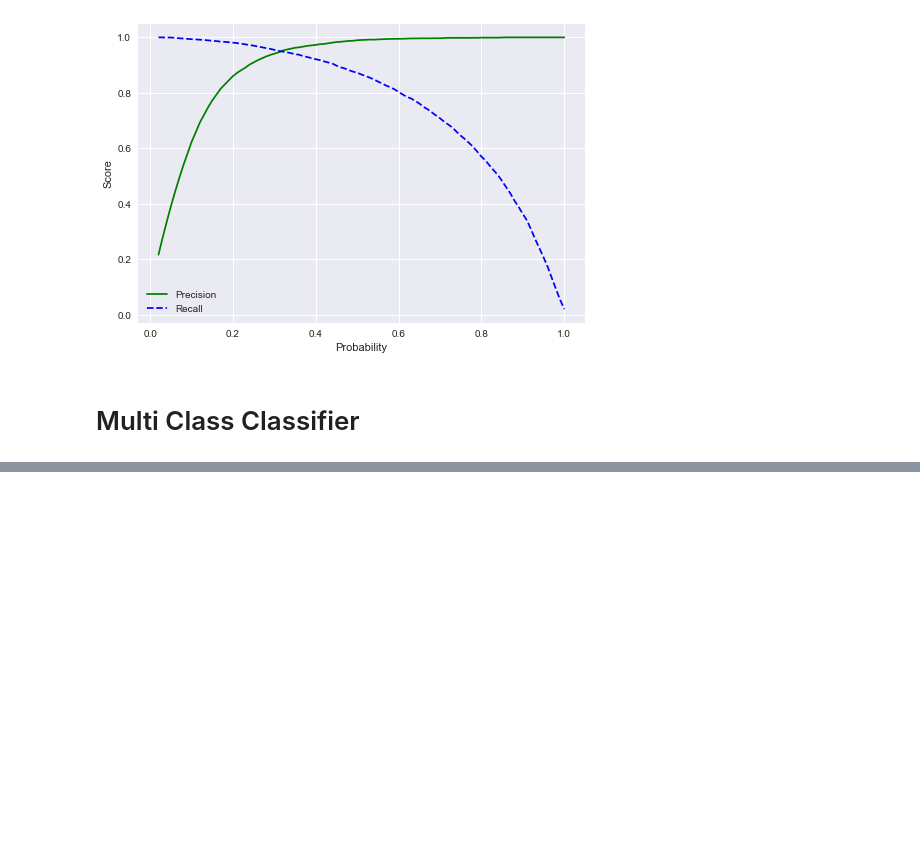
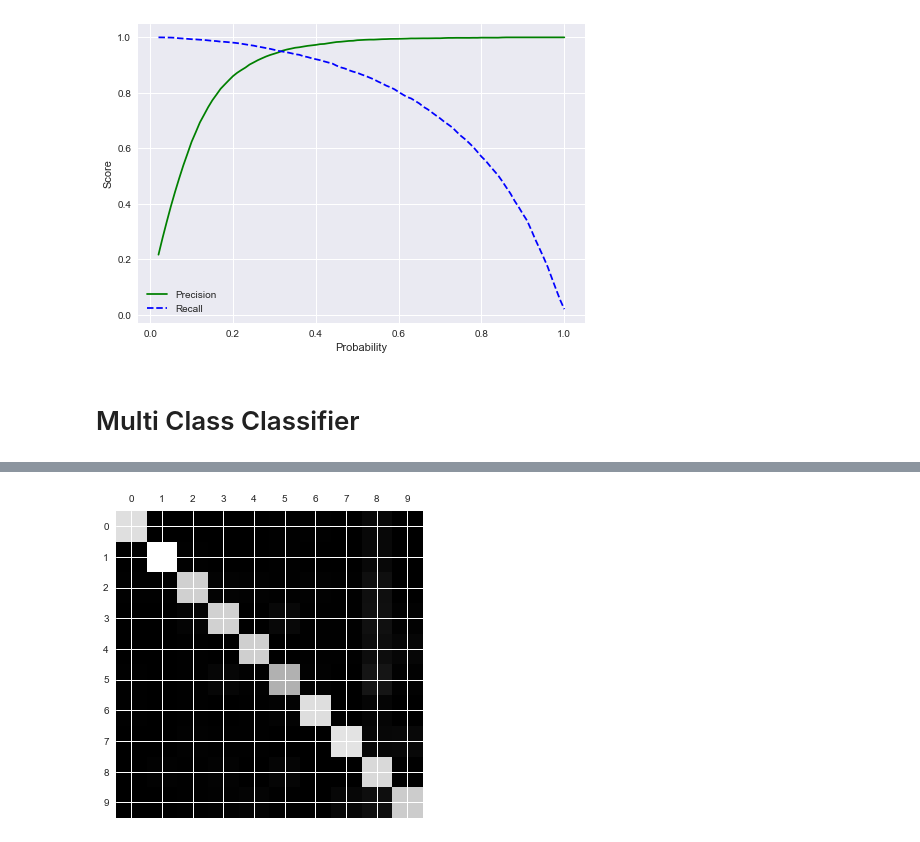
Before and after one commit to Edison0019/basic_to_advance_ml, a Jupyter notebook: Code/Classification MNIST.ipynb, the cells around one changed output, grey strips where cells are left out. Saved outputs shown, nothing was run; the diff lists cells and outputs as text; code cells hidden in the pictures; blank space fills up the shorter version.

```diff
--- a/Code/Classification MNIST.ipynb
+++ b/Code/Classification MNIST.ipynb
@@ -256,0 +341,4 @@ plt.show()
+# %%
+scaler = StandardScaler()
+# %%
+scaled_x_train = scaler.fit_transform(X_train)
@@ -256,0 +350,2 @@ plt.show()
+# %%
+y_train_pred = cross_val_predict(sgdc_classifier, scaled_x_train, y_train,cv=3,n_jobs=3)
@@ -256,0 +356,2 @@ plt.show()
+# %%
+cfs_matrix = confusion_matrix(y_train,y_train_pred)
@@ -256,0 +372,7 @@ plt.show()
+# %%
+plt.matshow(cfs_matrix,cmap=plt.cm.gray)
+plt.xticks(np.arange(10))
+plt.yticks(np.arange(10))
+plt.show()
+# %% [output]
+[figure, added]
```
Also changed, not shown: parts of 33 cells of this notebook.
